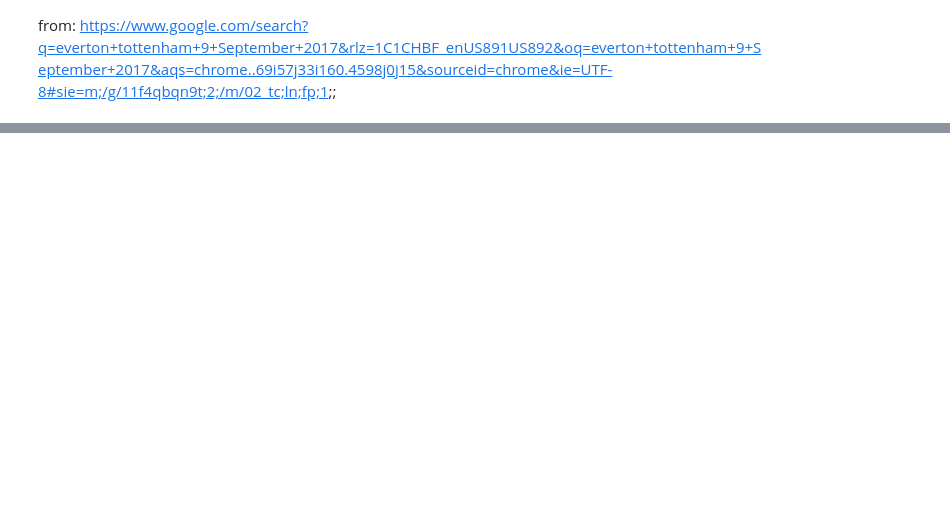
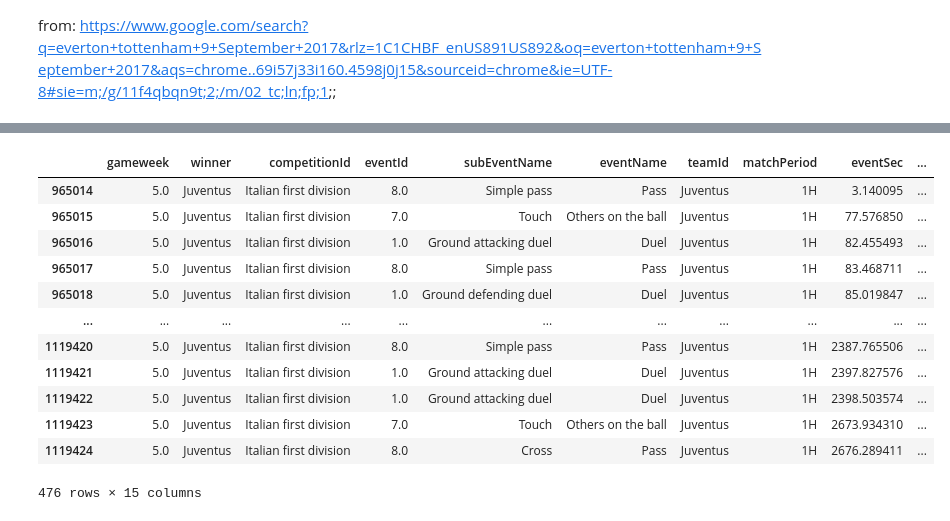
Before and after one commit to estieve/soccer_analysis, a Jupyter notebook: Visualization.ipynb, the cells around one changed output, grey strips where cells are left out. Cells and saved outputs as stored; diff of their text form; code cells hidden in the pictures; blank space fills up the shorter version.

```diff
--- a/Visualization.ipynb
+++ b/Visualization.ipynb
@@ -273,3 +267,19 @@ When looking at the lineup from this game we can see that they ran a 3-5-1-1 wit
 
 ![image.png](attachment:image.png)
 Retrieved from: https://www.google.com/search?q=everton+tottenham+9+September+2017&rlz=1C1CHBF_enUS891US892&oq=everton+tottenham+9+September+2017&aqs=chrome..69i57j33i160.4598j0j15&sourceid=chrome&ie=UTF-8#sie=m;/g/11f4qbqn9t;2;/m/02_tc;ln;fp;1;;
+# %%
+def team_df(name, week, half):
+    team = soccer[soccer.teamId == name]
+
+    # now a dataframe containing just one game
+    oneGame = team[team.gameweek == week]
+
+    # drop the goalkeeper
+    oneGame.drop(oneGame[oneGame['role'] == 'GK'].index, inplace = True)
+
+    # select the half
+    half = oneGame[oneGame['matchPeriod'] == half]
+
+    return half
+# %%
+juv = team_df('Juventus', 5, '1H')
@@ -275,0 +336,16 @@ Retrieved from: https://www.google.com/search?q=everton+tottenham+9+September+20
+# %%
+juv
+# %% [output]
+|  | gameweek | winner | competitionId | eventId | subEventName | eventName | teamId | matchPeriod | eventSec | ... |
+| 965014 | 5.0 | Juventus | Italian first division | 8.0 | Simple pass | Pass | Juventus | 1H | 3.140095 | ... |
+| 965015 | 5.0 | Juventus | Italian first division | 7.0 | Touch | Others on the ball | Juventus | 1H | 77.576850 | ... |
+| 965016 | 5.0 | Juventus | Italian first division | 1.0 | Ground attacking duel | Duel | Juventus | 1H | 82.455493 | ... |
+| 965017 | 5.0 | Juventus | Italian first division | 8.0 | Simple pass | Pass | Juventus | 1H | 83.468711 | ... |
+| 965018 | 5.0 | Juventus | Italian first division | 1.0 | Ground defending duel | Duel | Juventus | 1H | 85.019847 | ... |
+| ... | ... | ... | ... | ... | ... | ... | ... | ... | ... | ... |
+| 1119420 | 5.0 | Juventus | Italian first division | 8.0 | Simple pass | Pass | Juventus | 1H | 2387.765506 | ... |
+| 1119421 | 5.0 | Juventus | Italian first division | 1.0 | Ground attacking duel | Duel | Juventus | 1H | 2397.827576 | ... |
+| 1119422 | 5.0 | Juventus | Italian first division | 1.0 | Ground attacking duel | Duel | Juventus | 1H | 2398.503574 | ... |
+| 1119423 | 5.0 | Juventus | Italian first division | 7.0 | Touch | Others on the ball | Juventus | 1H | 2673.934310 | ... |
+| 1119424 | 5.0 | Juventus | Italian first division | 8.0 | Cross | Pass | Juventus | 1H | 2676.289411 | ... |
+476 rows × 15 columns
```
Also changed, not shown: parts of 11 cells of this notebook.
